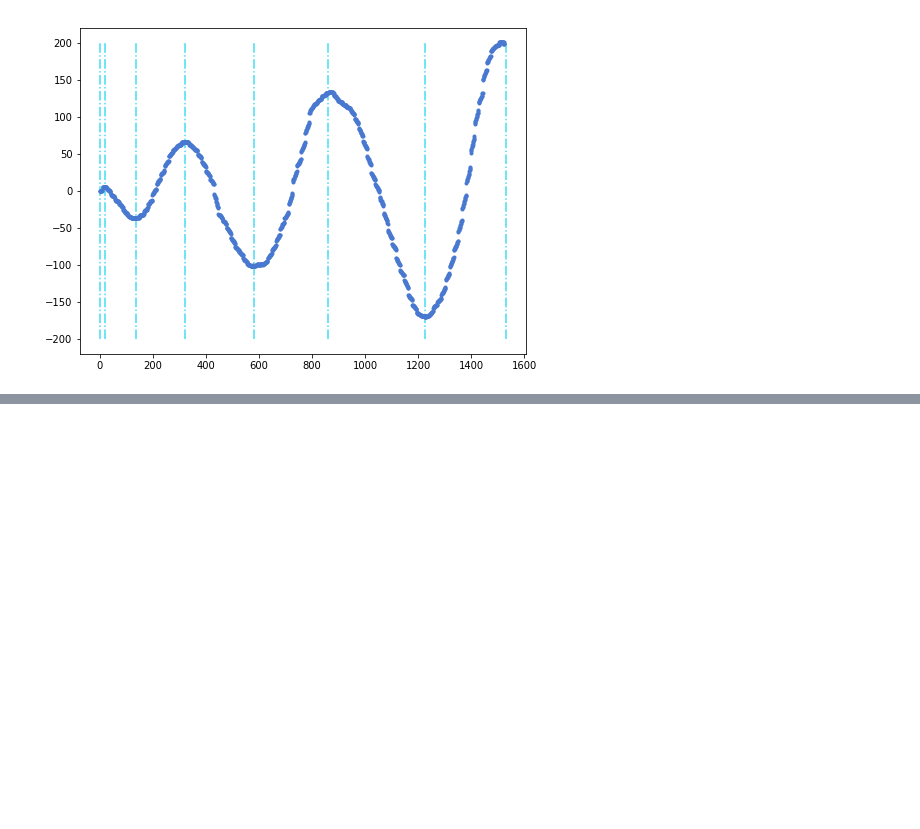
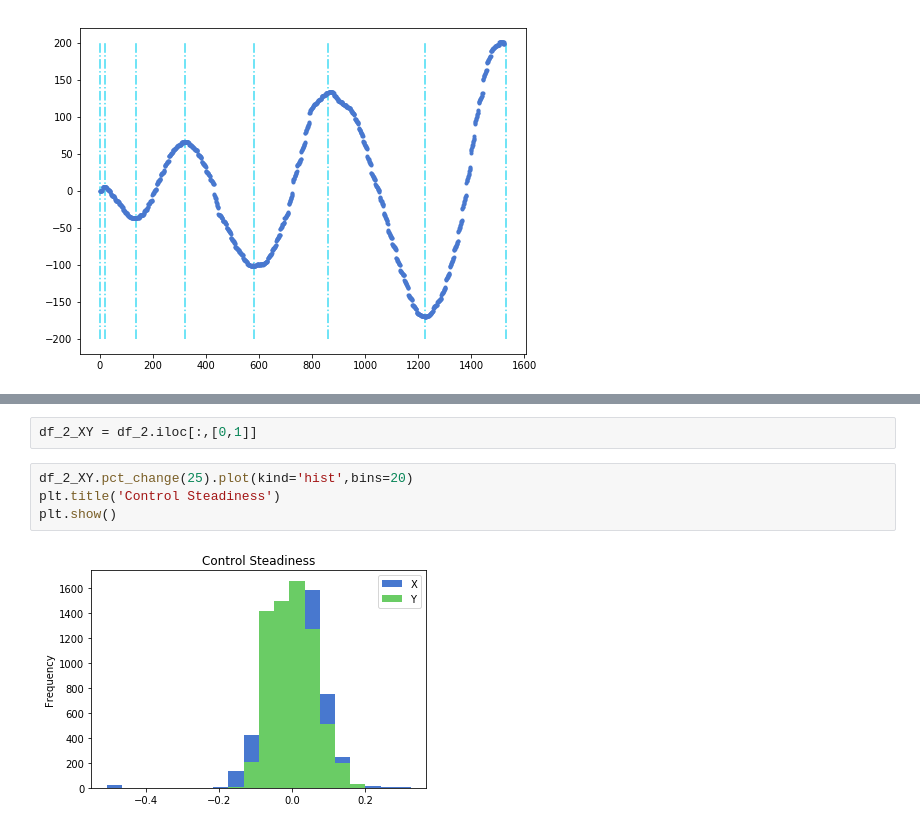
Before and after one commit to MichaelNormandyGavin/parkinsons, a Jupyter notebook: parkinsons.ipynb, the cells around one changed output, grey strips where cells are left out. Drawn from its saved outputs; the diff is of its cells as text; blank space fills up the shorter version.

```diff
--- a/parkinsons.ipynb
+++ b/parkinsons.ipynb
@@ -340,0 +366,8 @@ plt.show()
+# %%
+df_2_XY = df_2.iloc[:,[0,1]]
+# %%
+df_2_XY.pct_change(25).plot(kind='hist',bins=20)
+plt.title('Control Steadiness')
+plt.show()
+# %% [output]
+[figure, added]
```
Also changed, not shown: parts of 10 cells of this notebook.
